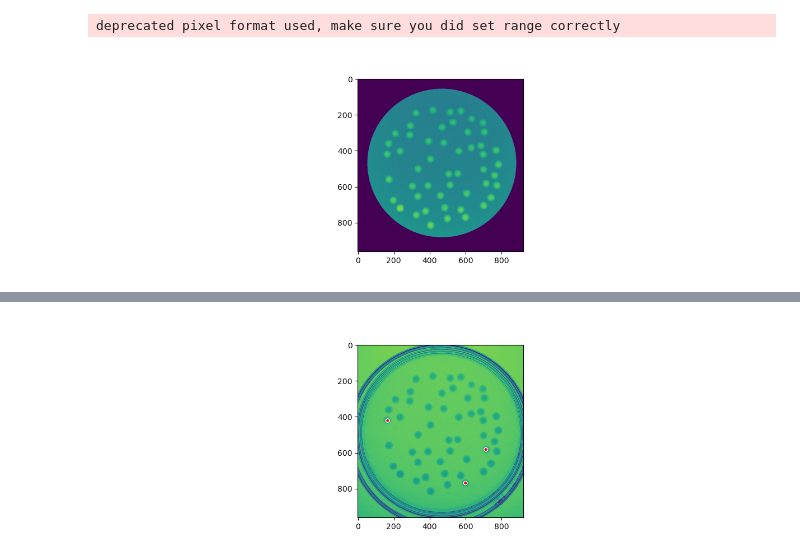
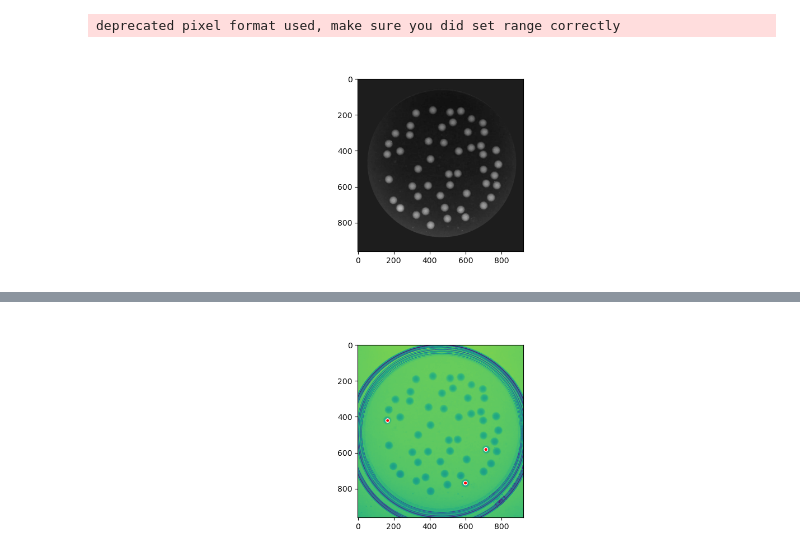
Before and after one commit to skandiz/MasterThesis, a Jupyter notebook: tracking/trajectoryTracking.ipynb, the cells around one changed output, grey strips where cells are left out. Saved outputs shown, nothing was run; the diff lists cells and outputs as text; code cells hidden in the pictures.

```diff
--- a/tracking/trajectoryTracking.ipynb
+++ b/tracking/trajectoryTracking.ipynb
@@ -3,6 +3,7 @@ import matplotlib as mpl
 import matplotlib.pyplot as plt
 %matplotlib ipympl
 plt.rcParams['figure.figsize'] = [12, 4]
+mpl.rc('image', cmap='gray')
 import matplotlib.animation
 writervideo = matplotlib.animation.FFMpegWriter(fps=30)
 
@@ -256,17 +257,18 @@ def crop(image, x1, y1, x2, y2):
     npAlpha = np.array(alpha)
     npImage = npImage[:, :, 1] * npAlpha
 
-    #ind = np.where(npImage == 0)
+    ind = np.where(npImage == 0)
     # npImage[200, 200] color of the border to swap with the black
-    #npImage[ind] = npImage[200, 200]
+    npImage[ind] = npImage[200, 200]
     return npImage
 # %%
 data = crop(pims.open('./data/movie.mp4'), 55, 55, 880, 880)
+data_preload = data[:100]
 # %% [output]
 deprecated pixel format used, make sure you did set range correctly
 # %%
 fig, ax = plt.subplots(1, 1)
-ax.imshow(data[0])
+ax.imshow(data_preload[0])
 plt.show()
 # %% [output]
-[figure, old version]
+[figure, new version]
```
Also changed, not shown: parts of 5 cells of this notebook.
